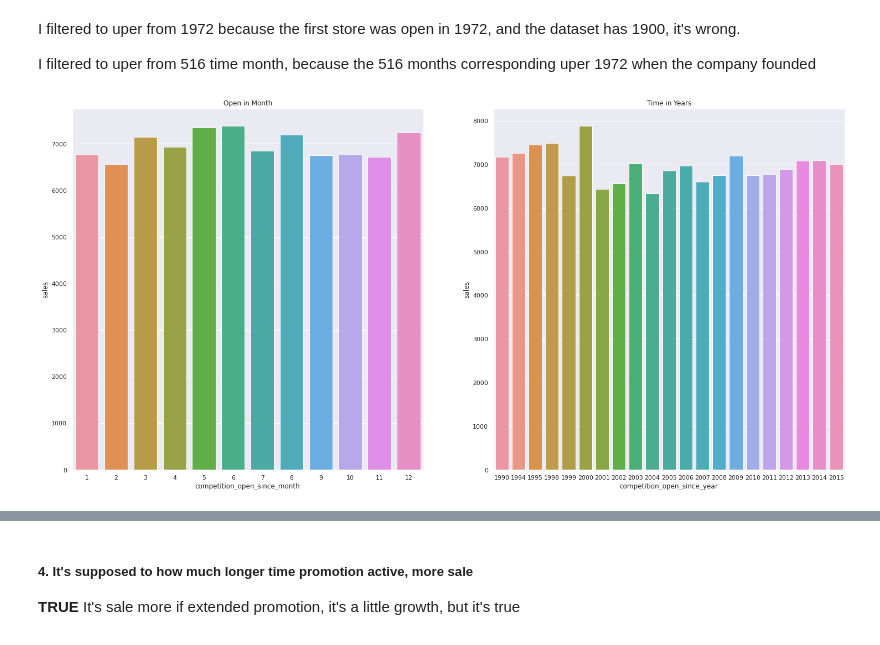
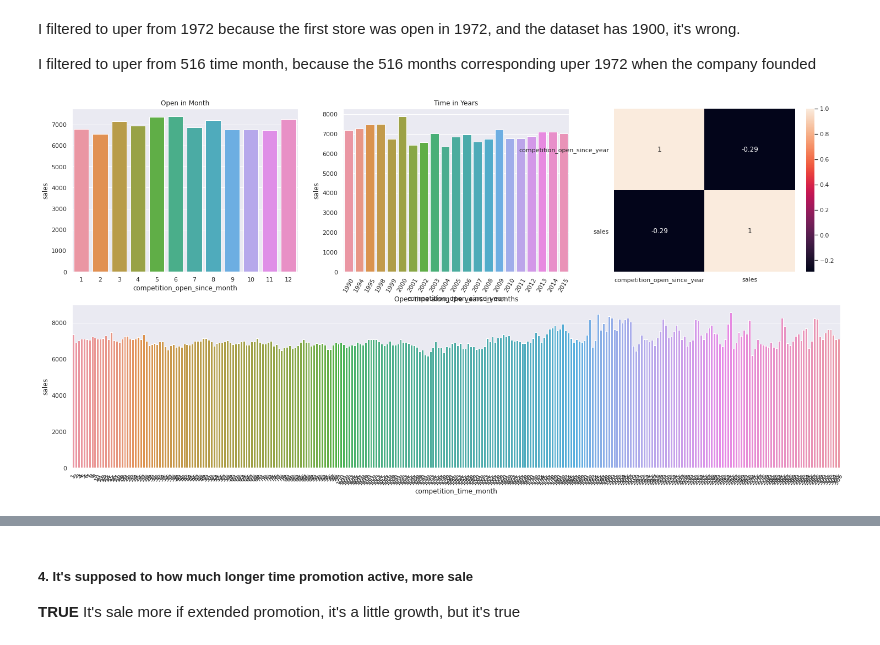
Before and after one commit to diegopmayer/rossman_sales_forecast, a Jupyter notebook: exploratory_data_analysis.ipynb, the cells around one changed output, grey strips where cells are left out. Saved outputs shown, nothing was run; the diff lists cells and outputs as text; code cells hidden in the pictures.

```diff
--- a/exploratory_data_analysis.ipynb
+++ b/exploratory_data_analysis.ipynb
@@ -865,15 +870,28 @@ df1[df1['competition_open_since_year'] < 1972].groupby('competition_open_since_y
 <p>I filtered to uper from 1972 because the first store was open in 1972, and the dataset has 1900, it's wrong.</p>
 <p>I filtered to uper from 516 time month, because the 516 months corresponding uper 1972 when the company founded</p>
 # %%
-plt.subplot(1,2,1)
+grid = GridSpec(2,3)
+
+plt.subplot(grid[0,0])
 plt.title('Open in Month')
 aux_month = df4[['competition_open_since_month', 'sales']].groupby('competition_open_since_month').mean().reset_index()
 sns.barplot(x='competition_open_since_month', y='sales', data=aux_month);
 
-plt.subplot(1,2,2)
+plt.subplot(grid[0,1])
 plt.title('Time in Years')
 aux_year_1972 = df4[['competition_open_since_year', 'sales']][df4['competition_open_since_year'] >= 1972]
 aux_year_1972 = aux_year_1972[['competition_open_since_year', 'sales']].groupby('competition_open_since_year').mean().reset_index()
 sns.barplot(x='competition_open_since_year', y='sales', data=aux_year_1972);
+plt.xticks(rotation=60);
+
+plt.subplot(grid[0,2])
+sns.heatmap(aux_year_1972.corr(method='pearson'), annot=True)
+
+plt.subplot(grid[1,:])
+plt.title('Open time along the years in months')
+aux_time_month = df4[['competition_time_month', 'sales']][(df4['competition_time_month'] > 0) & (df4['competition_time_month'] <= 516)]
+aux_time_month = aux_time_month.groupby('competition_time_month').mean().reset_index()
+sns.barplot(x='competition_time_month', y='sales', data=aux_time_month);
+plt.xticks(rotation=60);
 # %% [output]
-[figure, old version]
+[figure, new version]
```
Also changed, not shown: parts of 17 cells of this notebook.
